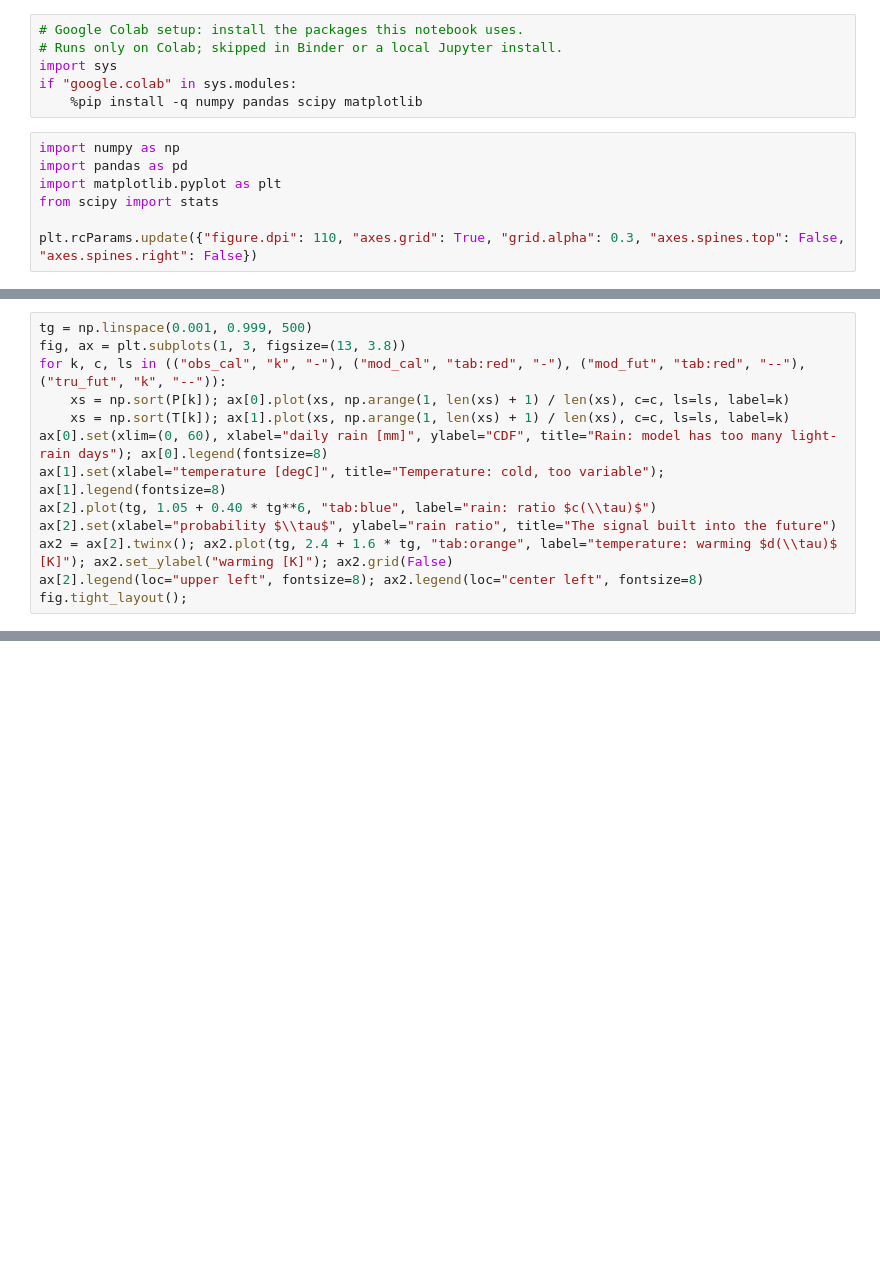
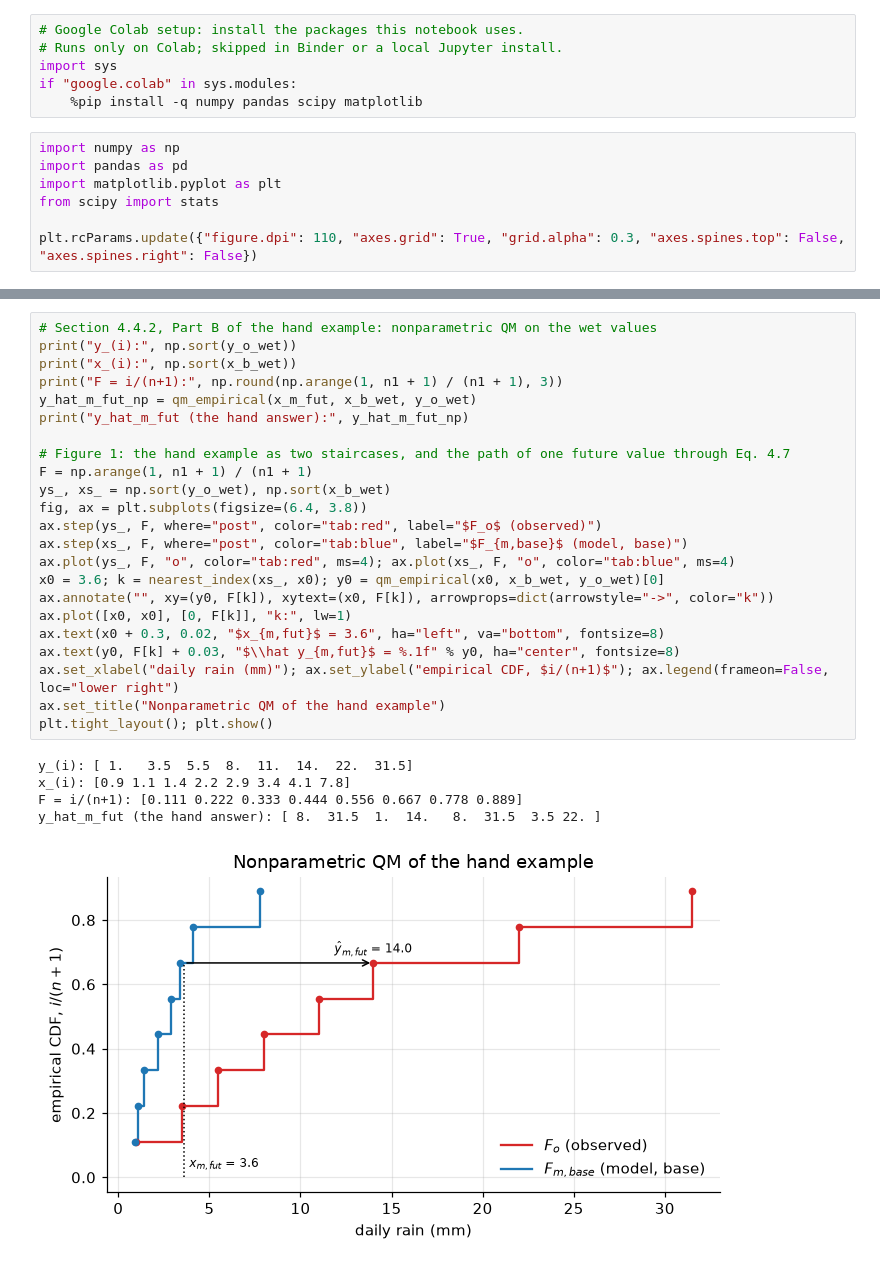
Before and after one commit to drvivekhydro/hydroclimatology, a Jupyter notebook: lecture-18-bias-correction.ipynb, the cells around one changed output, grey strips where cells are left out. Drawn from its saved outputs; the diff is of its cells as text; blank space fills up the shorter version.

```diff
--- a/lecture-18-bias-correction.ipynb
+++ b/lecture-18-bias-correction.ipynb
@@ -191,13 +29,0 @@ random numbers from: data/downscaling/lec18/lec18_uniform_numbers.csv    days pe
-# %%
-tg = np.linspace(0.001, 0.999, 500)
-fig, ax = plt.subplots(1, 3, figsize=(13, 3.8))
-for k, c, ls in (("obs_cal", "k", "-"), ("mod_cal", "tab:red", "-"), ("mod_fut", "tab:red", "--"), ("tru_fut", "k", "--")):
-    xs = np.sort(P[k]); ax[0].plot(xs, np.arange(1, len(xs) + 1) / len(xs), c=c, ls=ls, label=k)
-    xs = np.sort(T[k]); ax[1].plot(xs, np.arange(1, len(xs) + 1) / len(xs), c=c, ls=ls, label=k)
-ax[0].set(xlim=(0, 60), xlabel="daily rain [mm]", ylabel="CDF", title="Rain: model has too many light-rain days"); ax[0].legend(fontsize=8)
-ax[1].set(xlabel="temperature [degC]", title="Temperature: cold, too variable"); ax[1].legend(fontsize=8)
-ax[2].plot(tg, 1.05 + 0.40 * tg**6, "tab:blue", label="rain: ratio $c(\\tau)$")
-ax[2].set(xlabel="probability $\\tau$", ylabel="rain ratio", title="The signal built into the future")
-ax2 = ax[2].twinx(); ax2.plot(tg, 2.4 + 1.6 * tg, "tab:orange", label="temperature: warming $d(\\tau)$ [K]"); ax2.set_ylabel("warming [K]"); ax2.grid(False)
-ax[2].legend(loc="upper left", fontsize=8); ax2.legend(loc="center left", fontsize=8)
-fig.tight_layout();
@@ -913,0 +265,29 @@ Text under CC BY-SA 4.0, code additionally under the MIT License; full attributi
+# %%
+# Section 4.4.2, Part B of the hand example: nonparametric QM on the wet values
+print("y_(i):", np.sort(y_o_wet))
+print("x_(i):", np.sort(x_b_wet))
+print("F = i/(n+1):", np.round(np.arange(1, n1 + 1) / (n1 + 1), 3))
+y_hat_m_fut_np = qm_empirical(x_m_fut, x_b_wet, y_o_wet)
+print("y_hat_m_fut (the hand answer):", y_hat_m_fut_np)
+
+# Figure 1: the hand example as two staircases, and the path of one future value through Eq. 4.7
+F = np.arange(1, n1 + 1) / (n1 + 1)
+ys_, xs_ = np.sort(y_o_wet), np.sort(x_b_wet)
+fig, ax = plt.subplots(figsize=(6.4, 3.8))
+ax.step(ys_, F, where="post", color="tab:red", label="$F_o$ (observed)")
+ax.step(xs_, F, where="post", color="tab:blue", label="$F_{m,base}$ (model, base)")
+ax.plot(ys_, F, "o", color="tab:red", ms=4); ax.plot(xs_, F, "o", color="tab:blue", ms=4)
+x0 = 3.6; k = nearest_index(xs_, x0); y0 = qm_empirical(x0, x_b_wet, y_o_wet)[0]
+ax.annotate("", xy=(y0, F[k]), xytext=(x0, F[k]), arrowprops=dict(arrowstyle="->", color="k"))
+ax.plot([x0, x0], [0, F[k]], "k:", lw=1)
+ax.text(x0 + 0.3, 0.02, "$x_{m,fut}$ = 3.6", ha="left", va="bottom", fontsize=8)
+ax.text(y0, F[k] + 0.03, "$\\hat y_{m,fut}$ = %.1f" % y0, ha="center", fontsize=8)
+ax.set_xlabel("daily rain (mm)"); ax.set_ylabel("empirical CDF, $i/(n+1)$"); ax.legend(frameon=False, loc="lower right")
+ax.set_title("Nonparametric QM of the hand example")
+plt.tight_layout(); plt.show()
+# %% [output]
+y_(i): [ 1.   3.5  5.5  8.  11.  14.  22.  31.5]
+x_(i): [0.9 1.1 1.4 2.2 2.9 3.4 4.1 7.8]
+F = i/(n+1): [0.111 0.222 0.333 0.444 0.556 0.667 0.778 0.889]
+y_hat_m_fut (the hand answer): [ 8.  31.5  1.  14.   8.  31.5  3.5 22. ]
+[figure, added]
```
Also changed, not shown: parts of 51 cells of this notebook, 56 other files.
